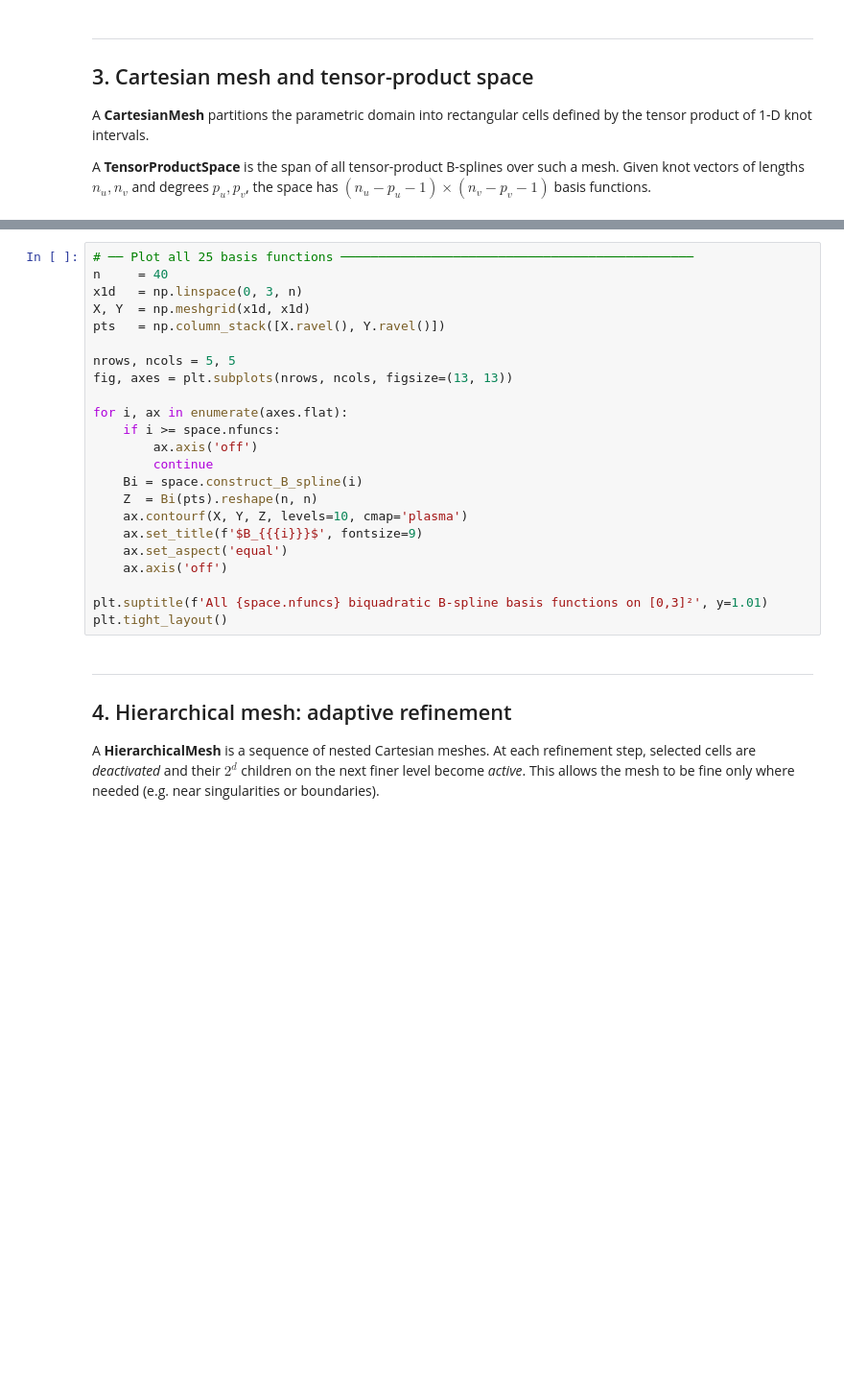
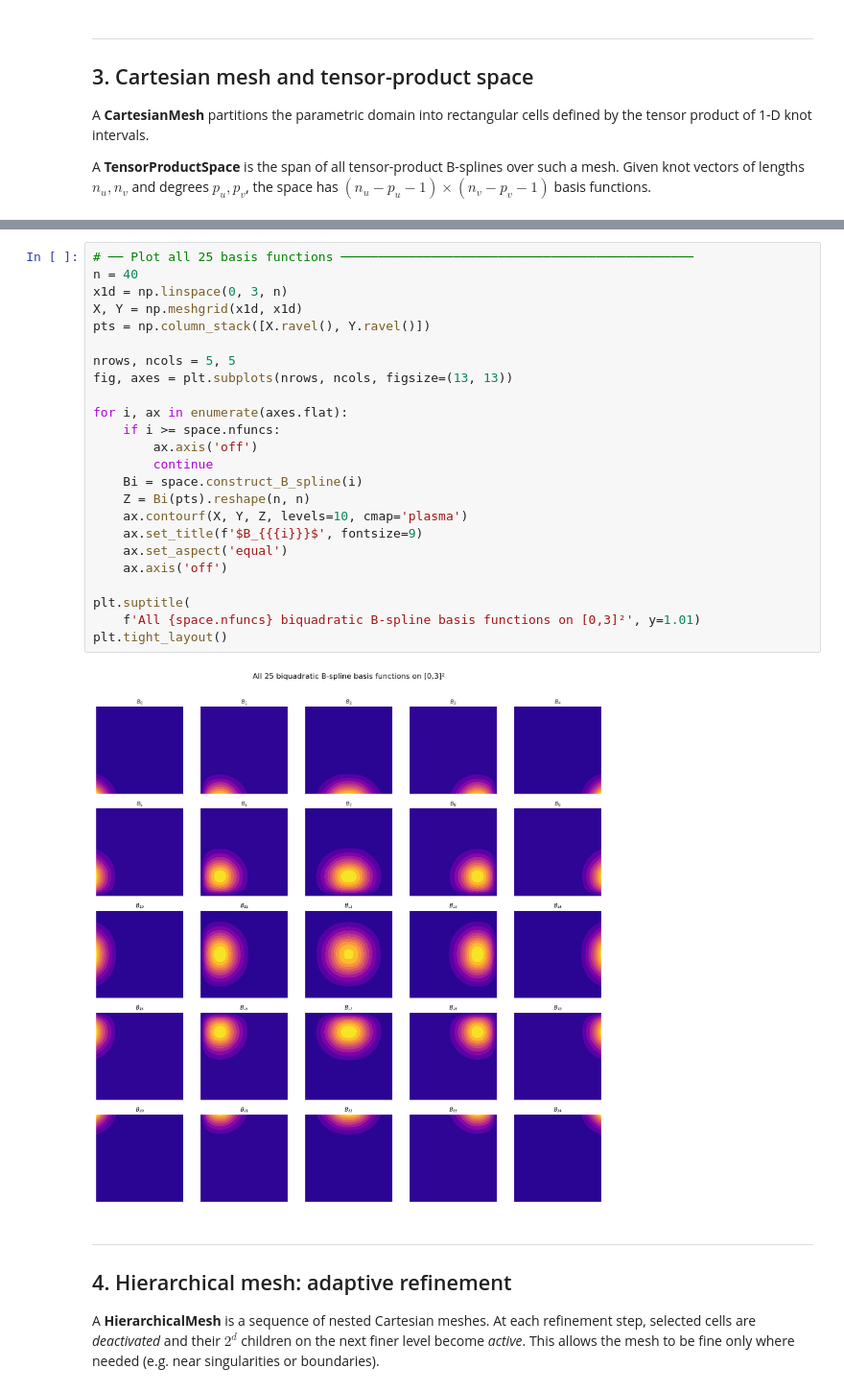
Before and after one commit to VhI3/THBSplines, a Jupyter notebook: notebooks/THBSplines_tutorial.ipynb, the cells around one changed output, grey strips where cells are left out. Shown at 96% size. Drawn from its saved outputs; the diff is of its cells as text; blank space fills up the shorter version.

```diff
--- a/notebooks/THBSplines_tutorial.ipynb
+++ b/notebooks/THBSplines_tutorial.ipynb
@@ -221,26 +238,29 @@ print(f'Number of mesh cells      : {space.mesh.nelems}')
 # %%
 # ── Plot all 25 basis functions ───────────────────────────────────────────────
-n     = 40
-x1d   = np.linspace(0, 3, n)
-X, Y  = np.meshgrid(x1d, x1d)
-pts   = np.column_stack([X.ravel(), Y.ravel()])
+n = 40
+x1d = np.linspace(0, 3, n)
+X, Y = np.meshgrid(x1d, x1d)
+pts = np.column_stack([X.ravel(), Y.ravel()])
 
 nrows, ncols = 5, 5
 fig, axes = plt.subplots(nrows, ncols, figsize=(13, 13))
 
 for i, ax in enumerate(axes.flat):
     if i >= space.nfuncs:
         ax.axis('off')
         continue
     Bi = space.construct_B_spline(i)
-    Z  = Bi(pts).reshape(n, n)
+    Z = Bi(pts).reshape(n, n)
     ax.contourf(X, Y, Z, levels=10, cmap='plasma')
     ax.set_title(f'$B_{{{i}}}$', fontsize=9)
     ax.set_aspect('equal')
     ax.axis('off')
 
-plt.suptitle(f'All {space.nfuncs} biquadratic B-spline basis functions on [0,3]²', y=1.01)
+plt.suptitle(
+    f'All {space.nfuncs} biquadratic B-spline basis functions on [0,3]²', y=1.01)
 plt.tight_layout()
+# %% [output]
+[figure, added]
 # %% [markdown]
 ---
 ## 4. Hierarchical mesh: adaptive refinement
```
Also changed, not shown: parts of 18 cells of this notebook, 3 other files.
